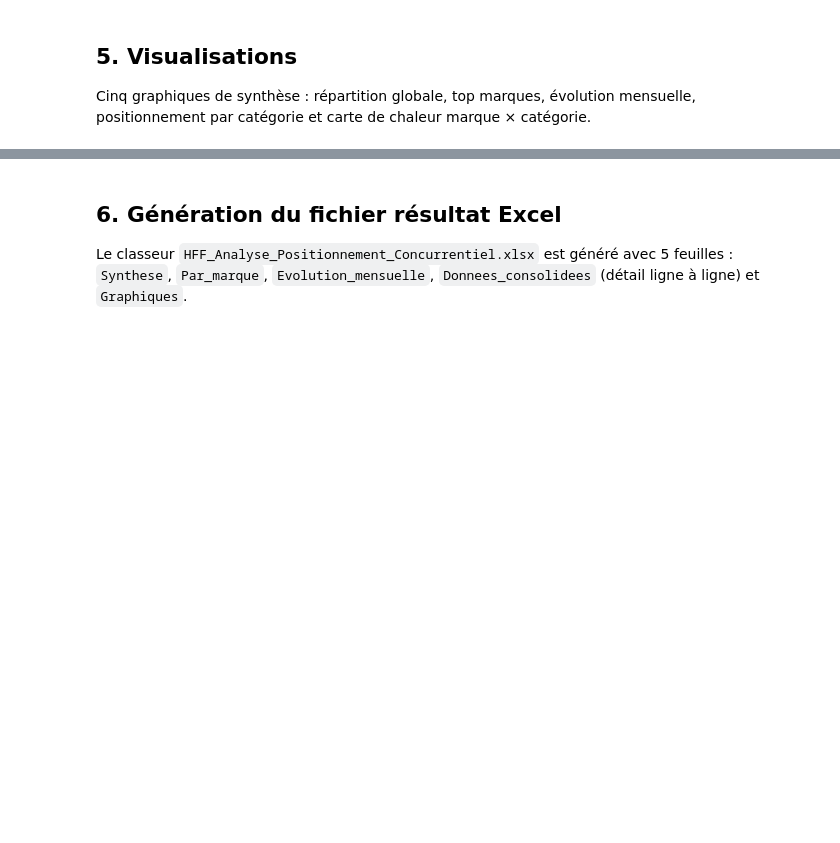
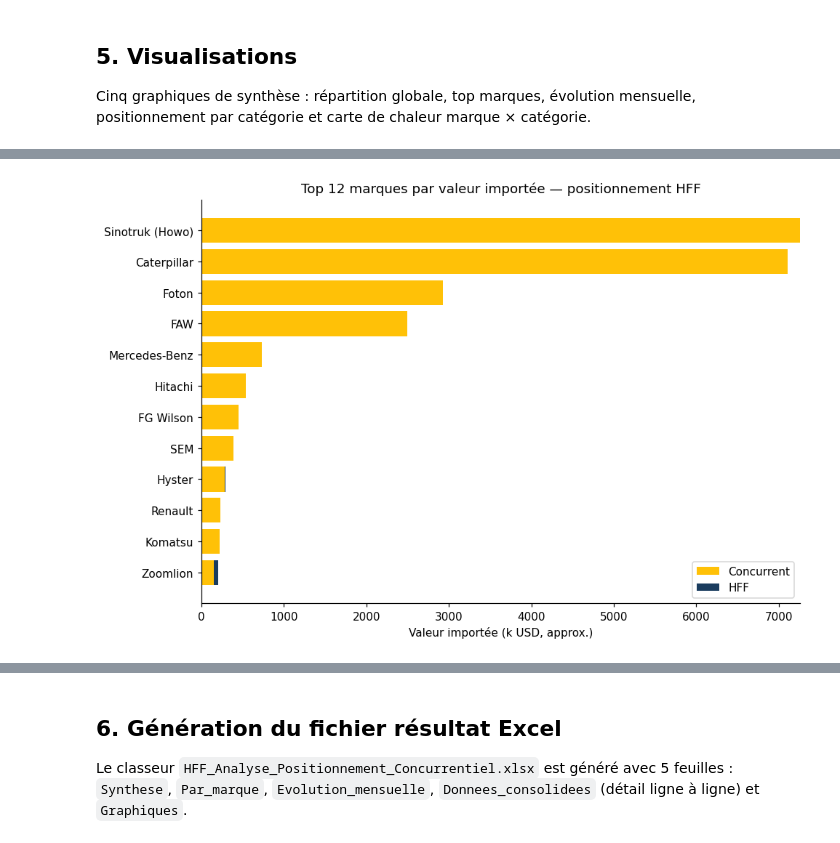
Before and after one commit to nassaigael/google_colab, a Jupyter notebook: Analyse_Positionnement_HFF.ipynb, the cells around one changed output, grey strips where cells are left out. Cells and saved outputs as stored; diff of their text form; code cells hidden in the pictures; blank space fills up the shorter version.

```diff
--- a/Analyse_Positionnement_HFF.ipynb
+++ b/Analyse_Positionnement_HFF.ipynb
@@ -521,16 +1080,32 @@ plt.show()
 # %%
+import pandas as pd
+import matplotlib.pyplot as plt
+
+# Redefine marques_identifiees and pivot_marque within this cell to ensure they are available
+marques_identifiees = identifie_global[identifie_global["marque"] != "Marque non identifiée"]
+
+pivot_marque = pd.pivot_table(
+    marques_identifiees, index="marque", columns="statut", values="valeur_usd",
+    aggfunc="sum", fill_value=0,
+)
+pivot_marque["Total"] = pivot_marque.sum(axis=1)
+pivot_marque["Part HFF %"] = (pivot_marque.get("HFF", 0) / pivot_marque["Total"] * 100).round(1)
+pivot_marque = pivot_marque.sort_values("Total", ascending=False)
+
 top_marques = pivot_marque.head(12).sort_values("Total")
 
 fig, ax = plt.subplots(figsize=(9, 6))
 ax.barh(top_marques.index, top_marques.get("Concurrent", 0) / 1000, color=COLOR_CONCURRENT, label="Concurrent")
 ax.barh(top_marques.index, top_marques.get("HFF", 0) / 1000,
         left=top_marques.get("Concurrent", 0) / 1000, color=COLOR_HFF, label="HFF")
 ax.set_xlabel("Valeur importée (k USD, approx.)")
 ax.set_title("Top 12 marques par valeur importée — positionnement HFF")
 ax.legend()
 plt.tight_layout()
 plt.savefig("chart2_top_marques.png", bbox_inches="tight")
 plt.show()
+# %% [output]
+[figure, added]
 # %%
 fig, ax = plt.subplots(figsize=(10, 4.5))
 ax.plot(evolution_mensuelle.index, evolution_mensuelle.get("Concurrent", 0) / 1000,
```
Also changed, not shown: parts of 23 cells of this notebook.
